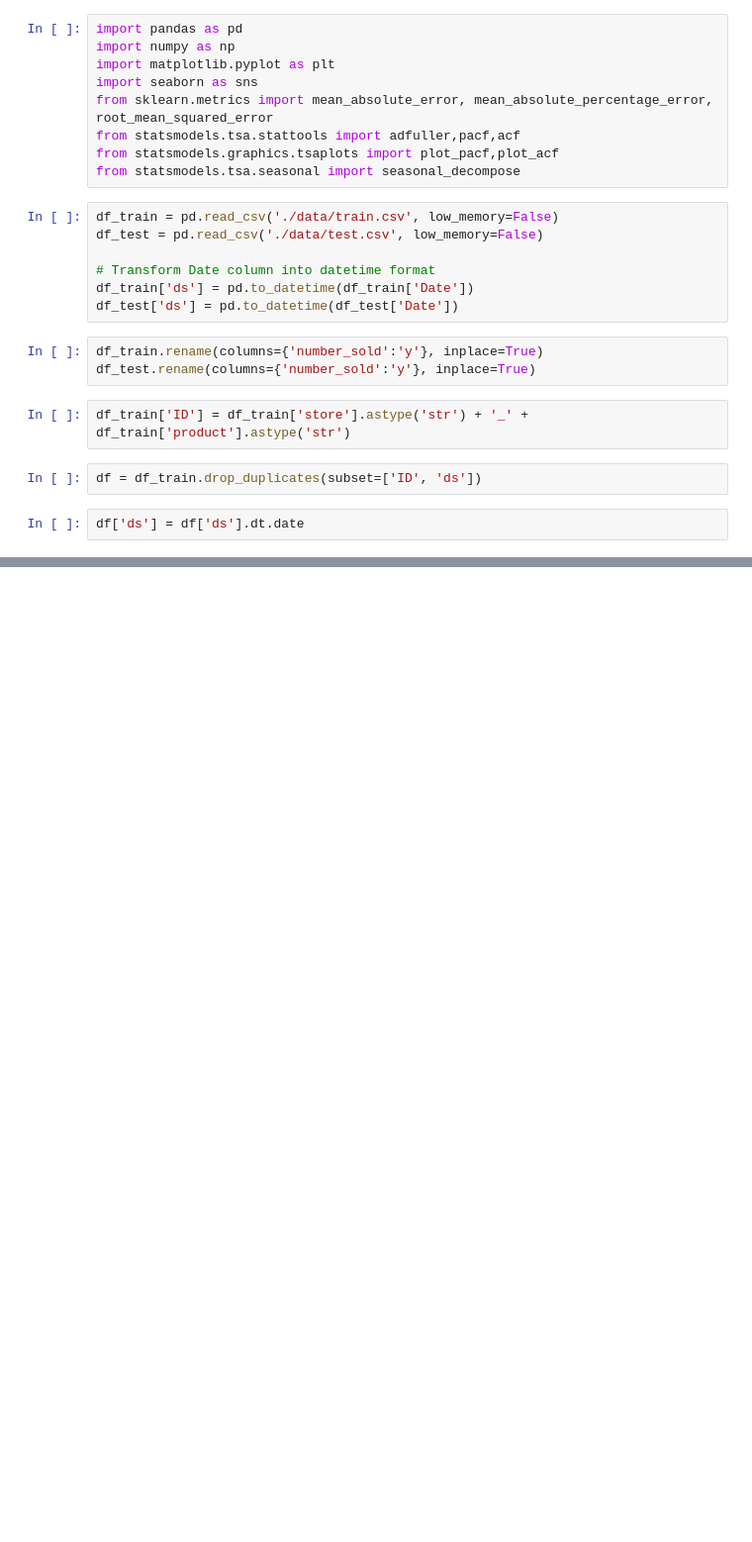
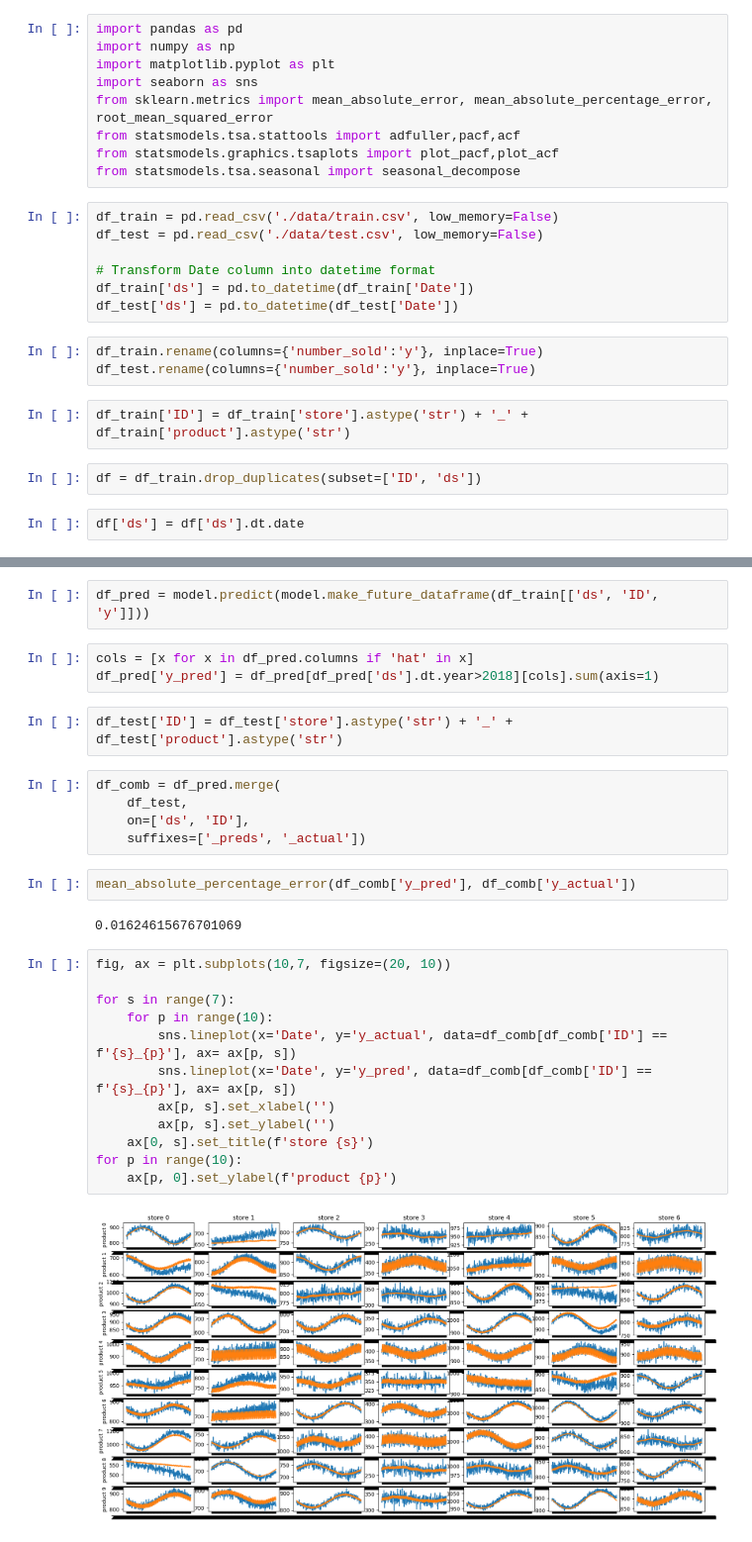
Before and after one commit to anipole3/time-series-forecasting, a Jupyter notebook: notebooks/neural_prophet.ipynb, the cells around one changed output, grey strips where cells are left out. Shown at 99% size. Cells and saved outputs as stored; diff of their text form; blank space fills up the shorter version.

```diff
--- a/notebooks/neural_prophet.ipynb
+++ b/notebooks/neural_prophet.ipynb
@@ -46,0 +93,30 @@ metrics = model.fit(df[['ID', 'ds', 'y']], freq='D')
+# %%
+df_pred = model.predict(model.make_future_dataframe(df_train[['ds', 'ID', 'y']]))
+# %%
+cols = [x for x in df_pred.columns if 'hat' in x]
+df_pred['y_pred'] = df_pred[df_pred['ds'].dt.year>2018][cols].sum(axis=1)
+# %%
+df_test['ID'] = df_test['store'].astype('str') + '_' + df_test['product'].astype('str')
+# %%
+df_comb = df_pred.merge(
+    df_test,
+    on=['ds', 'ID'],
+    suffixes=['_preds', '_actual'])
+# %%
+mean_absolute_percentage_error(df_comb['y_pred'], df_comb['y_actual'])
+# %% [output]
+0.01624615676701069
+# %%
+fig, ax = plt.subplots(10,7, figsize=(20, 10))
+
+for s in range(7):
+    for p in range(10):
+        sns.lineplot(x='Date', y='y_actual', data=df_comb[df_comb['ID'] == f'{s}_{p}'], ax= ax[p, s])
+        sns.lineplot(x='Date', y='y_pred', data=df_comb[df_comb['ID'] == f'{s}_{p}'], ax= ax[p, s])
+        ax[p, s].set_xlabel('')
+        ax[p, s].set_ylabel('')
+    ax[0, s].set_title(f'store {s}')
+for p in range(10):
+    ax[p, 0].set_ylabel(f'product {p}')
+# %% [output]
+[figure, added]
```
Also changed, not shown: parts of 6 cells of this notebook, 5 other files.
